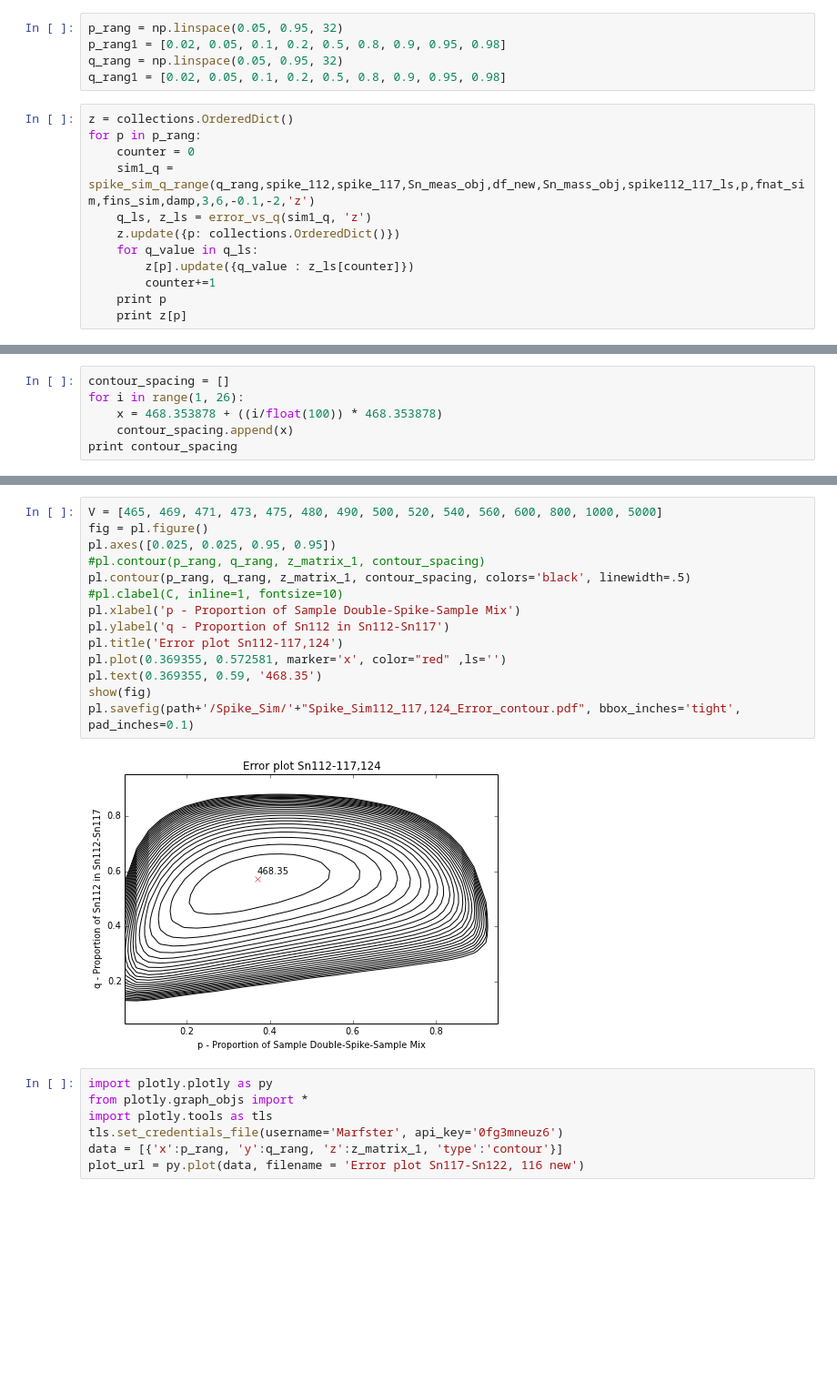
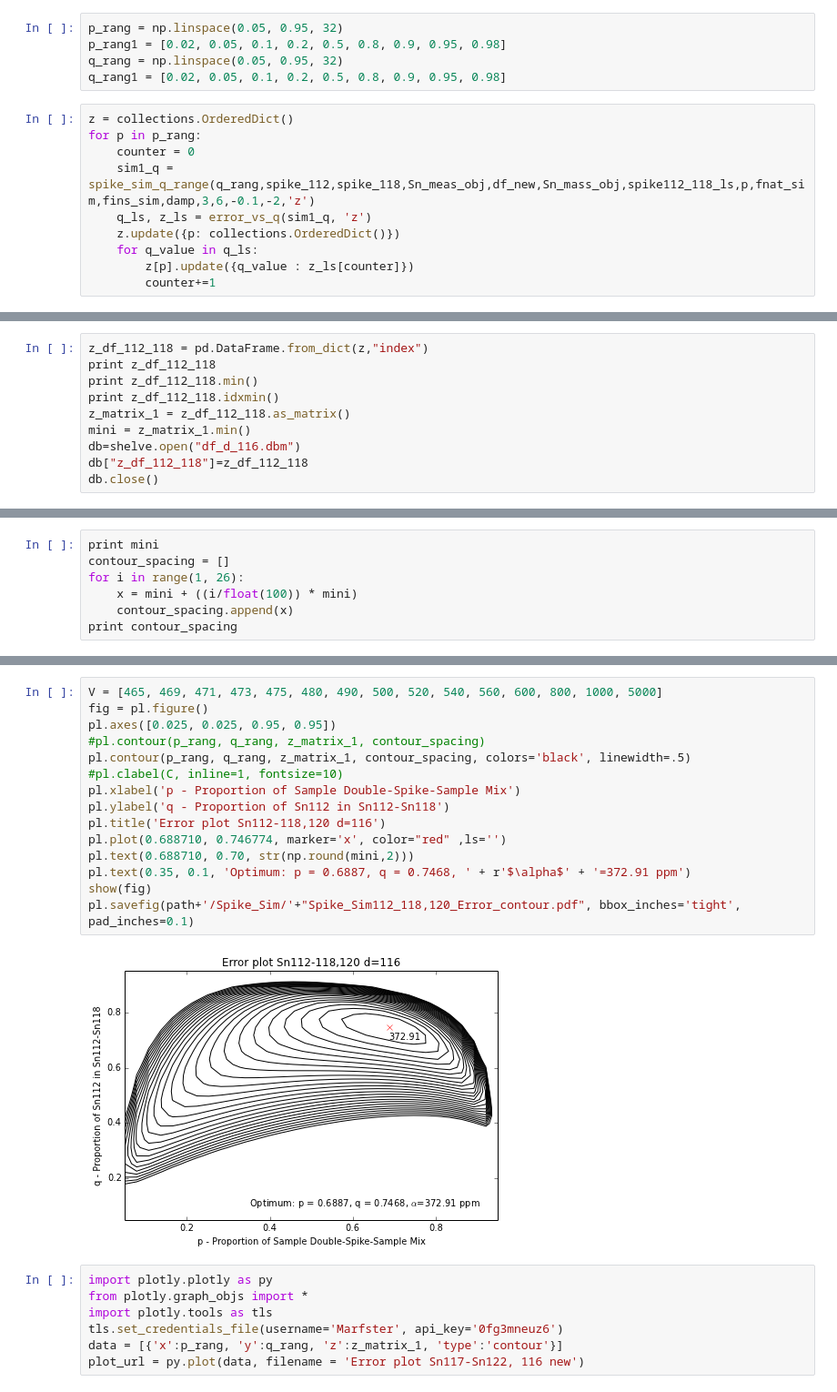
Before and after one commit to Marfster/Double_Spike_sim, a Jupyter notebook: Simulation DSpike, Contour Plot, Q-Var, P-Var.ipynb, the cells around one changed output, grey strips where cells are left out. Shown at 91% size. Cells and saved outputs as stored; diff of their text form; blank space fills up the shorter version.

Commit message:
Ipython Notebooks - Plotting of Errors extended: - description of optimum added - reference to denominator - dataframes in database stored
- parameter: spike_120 added

```diff
--- a/Simulation DSpike, Contour Plot, Q-Var, P-Var.ipynb
+++ b/Simulation DSpike, Contour Plot, Q-Var, P-Var.ipynb
@@ -33,11 +34,9 @@ q_rang1 = [0.02, 0.05, 0.1, 0.2, 0.5, 0.8, 0.9, 0.95, 0.98]
 z = collections.OrderedDict()
 for p in p_rang:
     counter = 0
-    sim1_q = spike_sim_q_range(q_rang,spike_112,spike_117,Sn_meas_obj,df_new,Sn_mass_obj,spike112_117_ls,p,fnat_sim,fins_sim,damp,3,6,-0.1,-2,'z')
+    sim1_q = spike_sim_q_range(q_rang,spike_112,spike_118,Sn_meas_obj,df_new,Sn_mass_obj,spike112_118_ls,p,fnat_sim,fins_sim,damp,3,6,-0.1,-2,'z')
     q_ls, z_ls = error_vs_q(sim1_q, 'z')
     z.update({p: collections.OrderedDict()})
     for q_value in q_ls:
         z[p].update({q_value : z_ls[counter]})
         counter+=1
-    print p
-    print z[p]
@@ -85,0 +43,10 @@ dtype: float64
+# %%
+z_df_112_118 = pd.DataFrame.from_dict(z,"index")
+print z_df_112_118
+print z_df_112_118.min()
+print z_df_112_118.idxmin()
+z_matrix_1 = z_df_112_118.as_matrix()
+mini = z_matrix_1.min()
+db=shelve.open("df_d_116.dbm")
+db["z_df_112_118"]=z_df_112_118
+db.close()
@@ -86,7 +71,8 @@ dtype: float64
 # %%
+print mini
 contour_spacing = []
 for i in range(1, 26):
-    x = 468.353878 + ((i/float(100)) * 468.353878)
+    x = mini + ((i/float(100)) * mini)
     contour_spacing.append(x)
 print contour_spacing
 # %% [output]
@@ -94,19 +81,20 @@ print contour_spacing
 # %%
 V = [465, 469, 471, 473, 475, 480, 490, 500, 520, 540, 560, 600, 800, 1000, 5000]
 fig = pl.figure()
 pl.axes([0.025, 0.025, 0.95, 0.95])
 #pl.contour(p_rang, q_rang, z_matrix_1, contour_spacing)
 pl.contour(p_rang, q_rang, z_matrix_1, contour_spacing, colors='black', linewidth=.5)
 #pl.clabel(C, inline=1, fontsize=10)
 pl.xlabel('p - Proportion of Sample Double-Spike-Sample Mix')
-pl.ylabel('q - Proportion of Sn112 in Sn112-Sn117')
-pl.title('Error plot Sn112-117,124')
-pl.plot(0.369355, 0.572581, marker='x', color="red" ,ls='')
-pl.text(0.369355, 0.59, '468.35')
+pl.ylabel('q - Proportion of Sn112 in Sn112-Sn118')
+pl.title('Error plot Sn112-118,120 d=116')
+pl.plot(0.688710, 0.746774, marker='x', color="red" ,ls='')
+pl.text(0.688710, 0.70, str(np.round(mini,2)))
+pl.text(0.35, 0.1, 'Optimum: p = 0.6887, q = 0.7468, ' + r'$\alpha$' + '=372.91 ppm')
 show(fig)
-pl.savefig(path+'/Spike_Sim/'+"Spike_Sim112_117,124_Error_contour.pdf", bbox_inches='tight', pad_inches=0.1)
+pl.savefig(path+'/Spike_Sim/'+"Spike_Sim112_118,120_Error_contour.pdf", bbox_inches='tight', pad_inches=0.1)
 # %% [output]
-[figure, old version]
+[figure, new version]
 # %%
 import plotly.plotly as py
 from plotly.graph_objs import *
```
Also changed, not shown: parts of 5 cells of this notebook, 2 other files.
